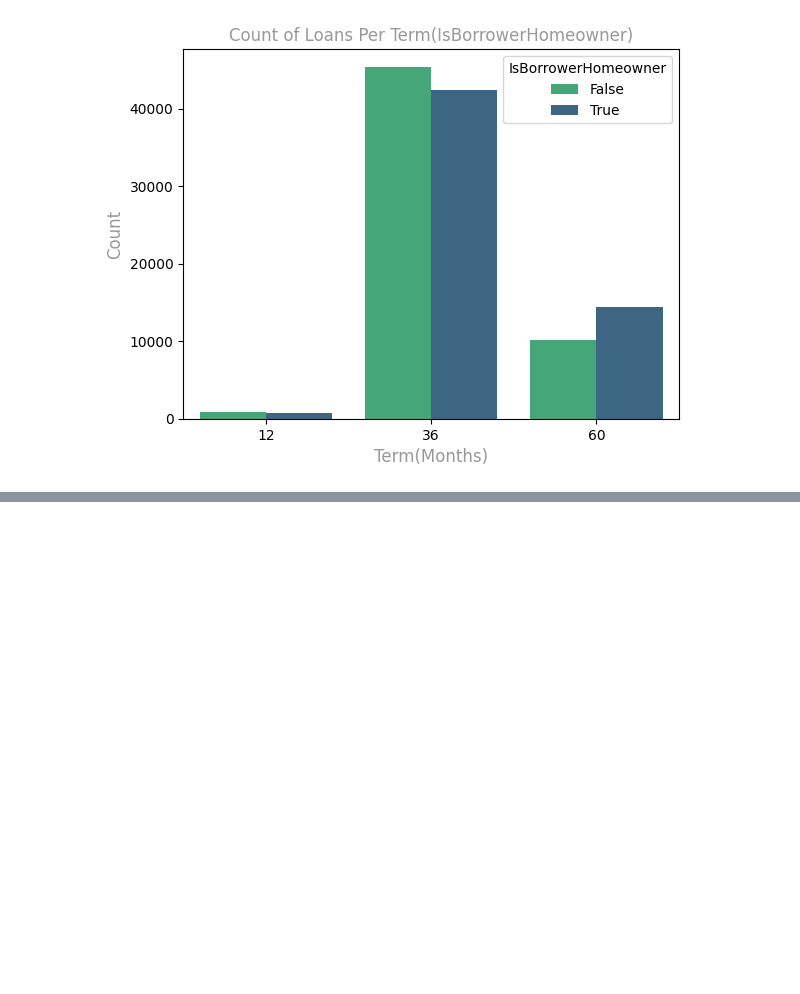
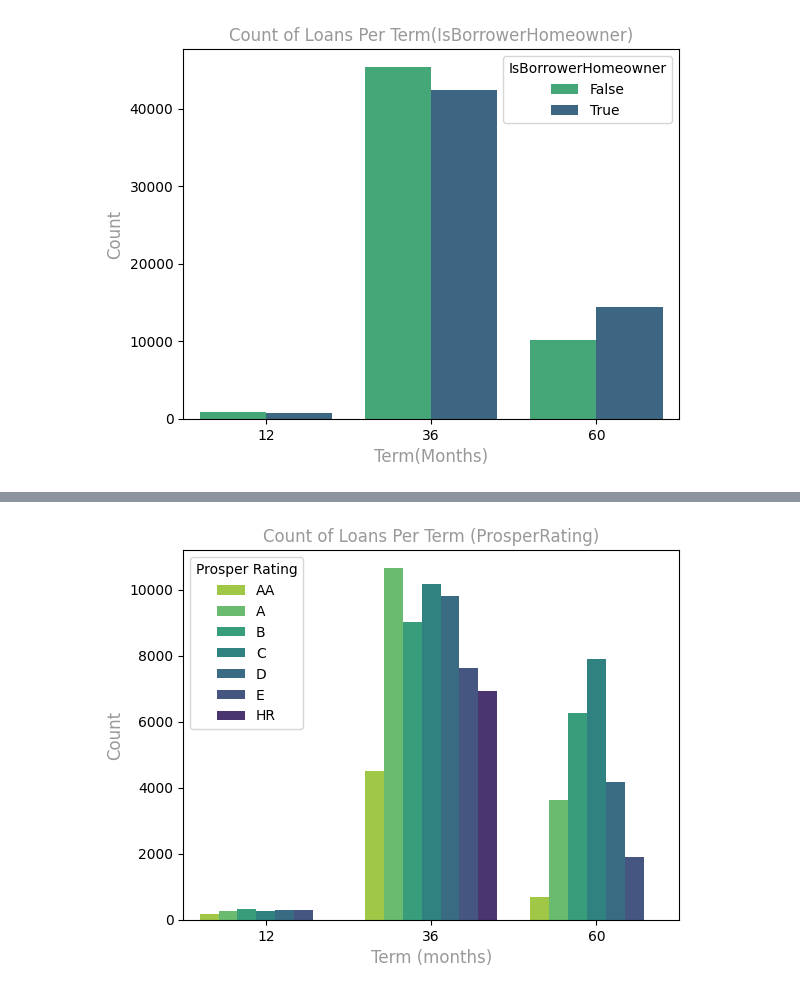
Before and after one commit to MmakolaMC/data_viz, a Jupyter notebook: Part_II_slide_deck_template.ipynb, the cells around one changed output, grey strips where cells are left out. Saved outputs shown, nothing was run; the diff lists cells and outputs as text; code cells hidden in the pictures; blank space fills up the shorter version.

```diff
--- a/Part_II_slide_deck_template.ipynb
+++ b/Part_II_slide_deck_template.ipynb
@@ -147,0 +136,9 @@ barhPlot(income_range, locations, labels, 'Proportion of Loans for Each Income R
+# %%
+order = ['AA', 'A', 'B', 'C', 'D', 'E', 'HR']
+sb.countplot(data=loans_features, x='Term', hue='ProsperRating (Alpha)', hue_order=order, palette='viridis_r')
+plt.title( 'Count of Loans Per Term (ProsperRating)', fontdict=font)
+plt.xlabel('Term (months)', fontdict=font)
+plt.ylabel('Count', fontdict=font)
+plt.legend(title='Prosper Rating');
+# %% [output]
+[figure, added]
```
Also changed, not shown: parts of 19 cells of this notebook, 2 other files.
